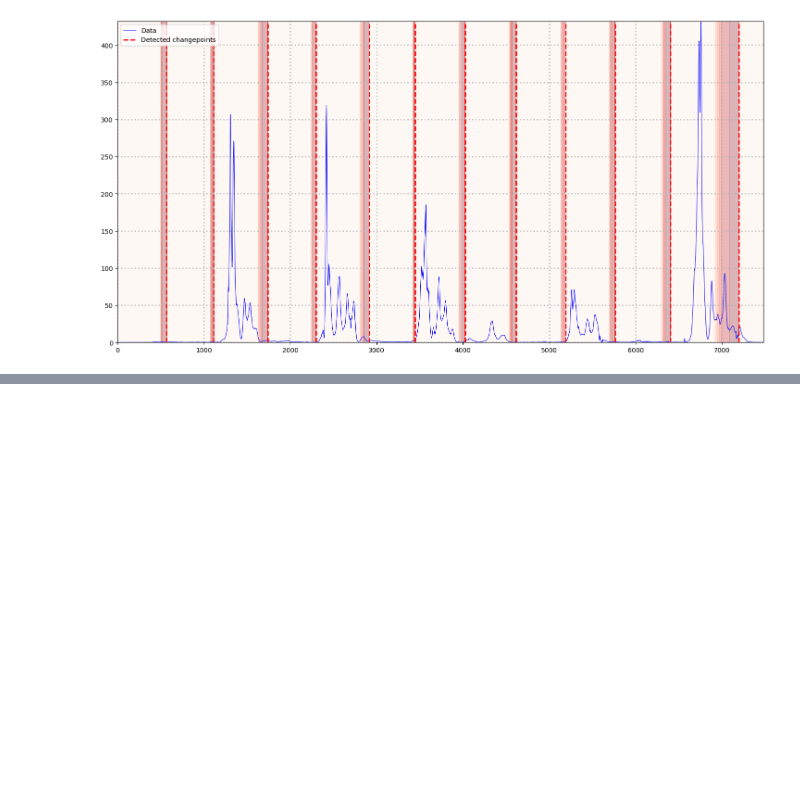
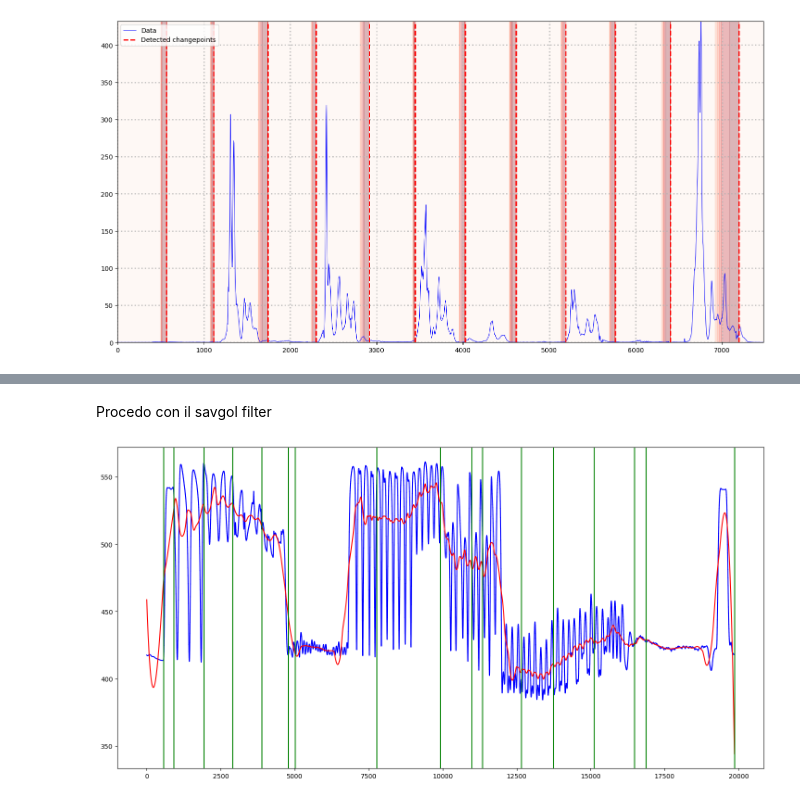
Before and after one commit to mosenco/CUSUMMO, a Jupyter notebook: main.ipynb, the cells around one changed output, grey strips where cells are left out. Saved outputs shown, nothing was run; the diff lists cells and outputs as text; code cells hidden in the pictures; blank space fills up the shorter version.

```diff
--- a/main.ipynb
+++ b/main.ipynb
@@ -528,0 +750,40 @@ plt.show()
+# %% [markdown]
+Procedo con il savgol filter
+# %%
+from scipy.signal import savgol_filter
+import pandas as pd
+import matplotlib.pyplot as plt
+import numpy as np
+
+feat=df.iloc[:,3]
+
+df=pd.read_csv("cora_0005.txt",sep=' ', header=None)
+df["som"]=df.sum(axis=1)
+
+
+final_list = savgol_filter(feat.values,1000,3)
+
+
+
+plt.figure(figsize=(18,9))
+plt.plot(np.arange(len(feat.values)),feat.values,'blue')
+plt.plot(np.arange(len(final_list)),final_list,'red')
+
+gt=pd.read_csv("cora_0005_groundtruth.txt",sep=' ', header=None)
+gt=gt.iloc[:,0].values
+
+# determino la posizione relativa dei groundtruth per poi allungare il array
+#calcolo la lunghezza del nuovo array
+stretch_df = []
+#calcolo la posizione relativa dei uno in gt
+
+for idx,i in enumerate(gt):
+
+    relpos = len(df)*i/gt[-1]
+    stretch_df.append(relpos)
+
+#plt.plot(np.arange(len(stretch_df)),stretch_df,'blue')
+for j in stretch_df:
+    plt.axvline(x = j, color = 'green')
+# %% [output]
+[figure, added]
```
Also changed, not shown: parts of 16 cells of this notebook, 2 other files.
